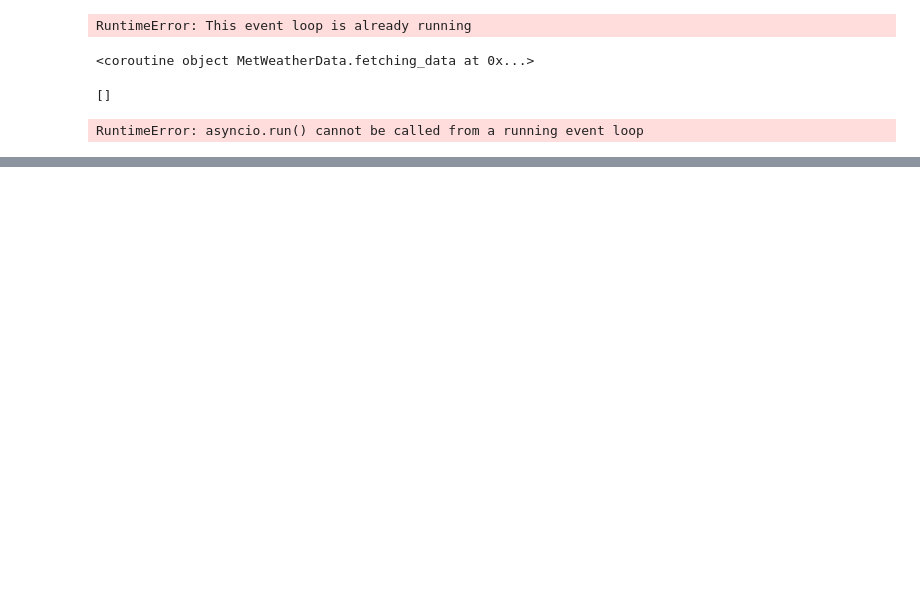
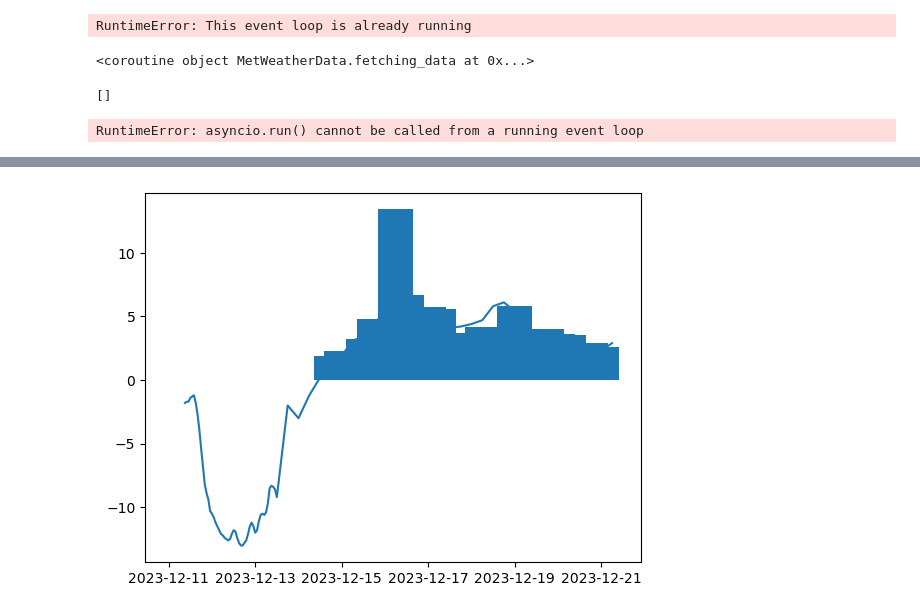
Before and after one commit to jhaalbu/varslingsdata, a Jupyter notebook: varslingsdata/vaerdata/apidata/yrweather_test.ipynb, the cells around one changed output, grey strips where cells are left out. Saved outputs shown, nothing was run; the diff lists cells and outputs as text; code cells hidden in the pictures; blank space fills up the shorter version.

```diff
--- a/varslingsdata/vaerdata/apidata/yrweather_test.ipynb
+++ b/varslingsdata/vaerdata/apidata/yrweather_test.ipynb
@@ -86,0 +88,6 @@ RuntimeError: asyncio.run() cannot be called from a running event loop
+# %%
+kvitenova = Place("New York", 61.98, 7.33, 10)
+# %%
+kvitenova_forecast = Forecast(kvitenova, user_agent)
+# %%
+kvitenova_forecast.update()
@@ -86,0 +136,17 @@ RuntimeError: asyncio.run() cannot be called from a running event loop
+# %%
+tidspunkt_temp = []
+tidspunkt_nedbor = []
+temperatur = []
+nedbor = []
+for i in kvitenova_forecast.data.intervals:
+    print(i.variables.keys())
+    try:
+        temperatur.append(i.variables['air_temperature'].value)
+        tidspunkt_temp.append(i.start_time)
+    except:
+        continue
+    try:
+        nedbor.append(i.variables['precipitation_amount'].value)
+        tidspunkt_nedbor.append(i.start_time)
+    except:
+        continue
@@ -86,0 +171,6 @@ RuntimeError: asyncio.run() cannot be called from a running event loop
+# %%
+plt.plot(tidspunkt_temp, temperatur)
+plt.bar(tidspunkt_nedbor, nedbor)
+plt.show()
+# %% [output]
+[figure, added]
```
Also changed, not shown: parts of 16 cells of this notebook, 13 other files.
